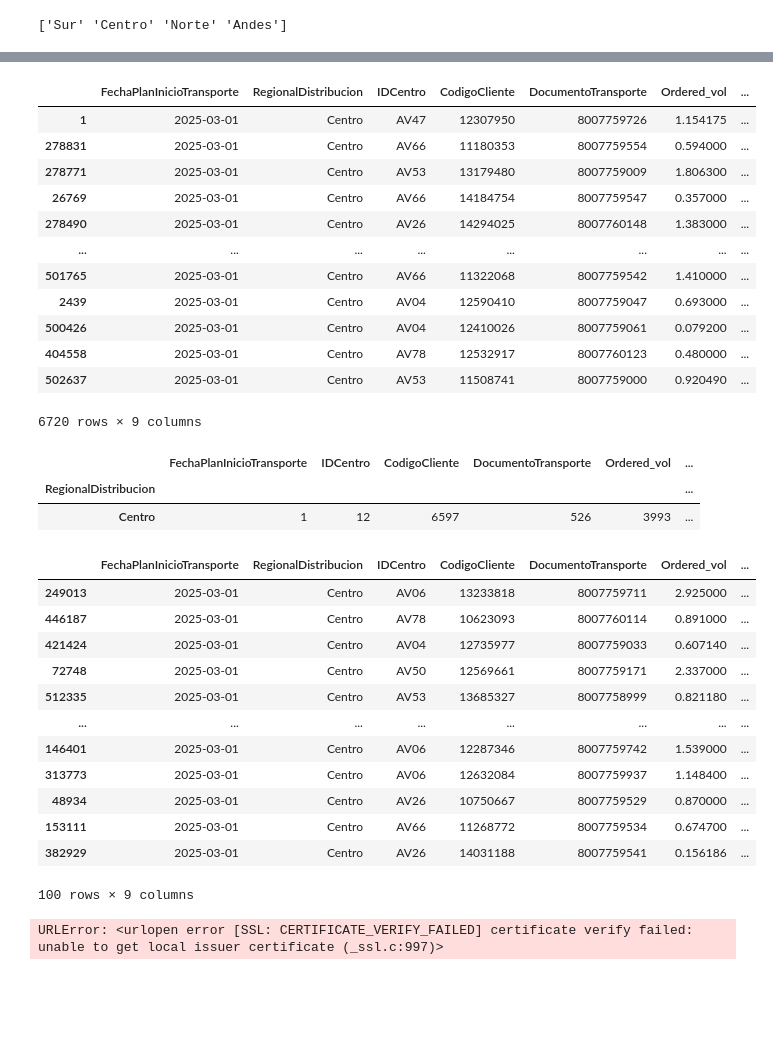
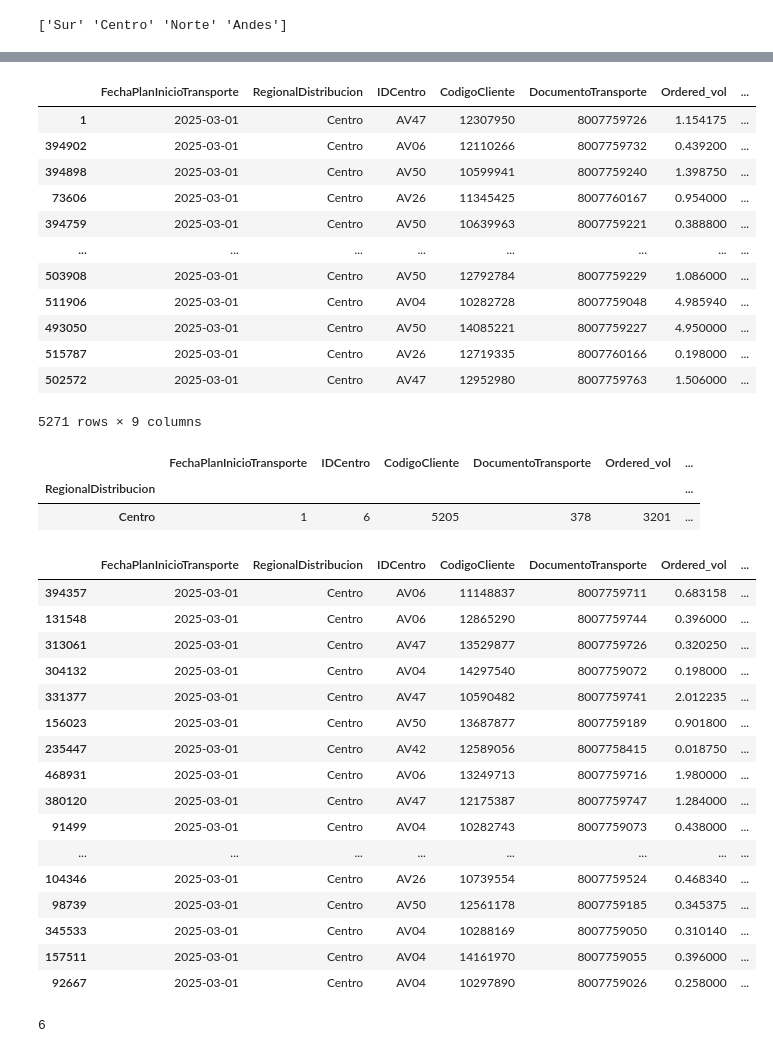
Before and after one commit to Amelie-Mad/logistics, a Jupyter notebook: fede.ipynb, the cells around one changed output, grey strips where cells are left out. Saved outputs shown, nothing was run; the diff lists cells and outputs as text; code cells hidden in the pictures; blank space fills up the shorter version.

```diff
--- a/fede.ipynb
+++ b/fede.ipynb
@@ -12,0 +29,4 @@ Index(['FechaPlanInicioTransporte', 'RegionalDistribucion', 'IDCentro',
+# %%
+filepath = 'https://github.com/Amelie-Mad/logistics/raw/main/'
+coordinates = pd.read_csv(filepath + 'CoordenadasCDs.csv', encoding='latin1')
+coordinates
@@ -12,0 +61,3 @@ Index(['FechaPlanInicioTransporte', 'RegionalDistribucion', 'IDCentro',
+# %%
+filtered_df = df[df['IDCentro'].isin(coordinates['CD'])]
+filtered_df
@@ -28,5 +118,5 @@ unique_counts
 # %%
-df_centro = df[df['RegionalDistribucion'] == 'Centro']
+df_centro = filtered_df[filtered_df['RegionalDistribucion'] == 'Centro']
 df_centro.head
 # %% [output]
 <bound method NDFrame.head of        FechaPlanInicioTransporte RegionalDistribucion IDCentro  CodigoCliente  \
@@ -80,43 +170,46 @@ df_day1
 # %% [output]
 |  | FechaPlanInicioTransporte | RegionalDistribucion | IDCentro | CodigoCliente | DocumentoTransporte | Ordered_vol | ... |
 | 1 | 2025-03-01 | Centro | AV47 | 12307950 | 8007759726 | 1.154175 | ... |
-| 278831 | 2025-03-01 | Centro | AV66 | 11180353 | 8007759554 | 0.594000 | ... |
-| 278771 | 2025-03-01 | Centro | AV53 | 13179480 | 8007759009 | 1.806300 | ... |
-| 26769 | 2025-03-01 | Centro | AV66 | 14184754 | 8007759547 | 0.357000 | ... |
-| 278490 | 2025-03-01 | Centro | AV26 | 14294025 | 8007760148 | 1.383000 | ... |
+| 394902 | 2025-03-01 | Centro | AV06 | 12110266 | 8007759732 | 0.439200 | ... |
+| 394898 | 2025-03-01 | Centro | AV50 | 10599941 | 8007759240 | 1.398750 | ... |
+| 73606 | 2025-03-01 | Centro | AV26 | 11345425 | 8007760167 | 0.954000 | ... |
+| 394759 | 2025-03-01 | Centro | AV50 | 10639963 | 8007759221 | 0.388800 | ... |
 | ... | ... | ... | ... | ... | ... | ... | ... |
-| 501765 | 2025-03-01 | Centro | AV66 | 11322068 | 8007759542 | 1.410000 | ... |
-| 2439 | 2025-03-01 | Centro | AV04 | 12590410 | 8007759047 | 0.693000 | ... |
-| 500426 | 2025-03-01 | Centro | AV04 | 12410026 | 8007759061 | 0.079200 | ... |
-| 404558 | 2025-03-01 | Centro | AV78 | 12532917 | 8007760123 | 0.480000 | ... |
-| 502637 | 2025-03-01 | Centro | AV53 | 11508741 | 8007759000 | 0.920490 | ... |
+| 503908 | 2025-03-01 | Centro | AV50 | 12792784 | 8007759229 | 1.086000 | ... |
+| 511906 | 2025-03-01 | Centro | AV04 | 10282728 | 8007759048 | 4.985940 | ... |
+| 493050 | 2025-03-01 | Centro | AV50 | 14085221 | 8007759227 | 4.950000 | ... |
+| 515787 | 2025-03-01 | Centro | AV26 | 12719335 | 8007760166 | 0.198000 | ... |
+| 502572 | 2025-03-01 | Centro | AV47 | 12952980 | 8007759763 | 1.506000 | ... |
-6720 rows × 9 columns
+5271 rows × 9 columns
 # %%
-unique_centres = df_day1.groupby('RegionalDistribucion').nunique()
+unique_centres = df_day1.groupby('RegionalDistribucion').apply(lambda x: x.nunique())
 unique_centres
 # %% [output]
 |  | FechaPlanInicioTransporte | IDCentro | CodigoCliente | DocumentoTransporte | Ordered_vol | ... |
 | RegionalDistribucion |  |  |  |  |  | ... |
-| Centro | 1 | 12 | 6597 | 526 | 3993 | ... |
+| Centro | 1 | 6 | 5205 | 378 | 3201 | ... |
 # %%
-random_customers = df_day1.sample(n=100, random_state=42)
+random_customers = df_day1.sample(n=50, random_state=42)
 random_customers
 # %% [output]
 |  | FechaPlanInicioTransporte | RegionalDistribucion | IDCentro | CodigoCliente | DocumentoTransporte | Ordered_vol | ... |
-| 249013 | 2025-03-01 | Centro | AV06 | 13233818 | 8007759711 | 2.925000 | ... |
-| 446187 | 2025-03-01 | Centro | AV78 | 10623093 | 8007760114 | 0.891000 | ... |
-| 421424 | 2025-03-01 | Centro | AV04 | 12735977 | 8007759033 | 0.607140 | ... |
-| 72748 | 2025-03-01 | Centro | AV50 | 12569661 | 8007759171 | 2.337000 | ... |
-| 512335 | 2025-03-01 | Centro | AV53 | 13685327 | 8007758999 | 0.821180 | ... |
+| 394357 | 2025-03-01 | Centro | AV06 | 11148837 | 8007759711 | 0.683158 | ... |
+| 131548 | 2025-03-01 | Centro | AV06 | 12865290 | 8007759744 | 0.396000 | ... |
+| 313061 | 2025-03-01 | Centro | AV47 | 13529877 | 8007759726 | 0.320250 | ... |
+| 304132 | 2025-03-01 | Centro | AV04 | 14297540 | 8007759072 | 0.198000 | ... |
+| 331377 | 2025-03-01 | Centro | AV47 | 10590482 | 8007759741 | 2.012235 | ... |
+| 156023 | 2025-03-01 | Centro | AV50 | 13687877 | 8007759189 | 0.901800 | ... |
+| 235447 | 2025-03-01 | Centro | AV42 | 12589056 | 8007758415 | 0.018750 | ... |
+| 468931 | 2025-03-01 | Centro | AV06 | 13249713 | 8007759716 | 1.980000 | ... |
+| 380120 | 2025-03-01 | Centro | AV47 | 12175387 | 8007759747 | 1.284000 | ... |
+| 91499 | 2025-03-01 | Centro | AV04 | 10282743 | 8007759073 | 0.438000 | ... |
 | ... | ... | ... | ... | ... | ... | ... | ... |
-| 146401 | 2025-03-01 | Centro | AV06 | 12287346 | 8007759742 | 1.539000 | ... |
-| 313773 | 2025-03-01 | Centro | AV06 | 12632084 | 8007759937 | 1.148400 | ... |
-| 48934 | 2025-03-01 | Centro | AV26 | 10750667 | 8007759529 | 0.870000 | ... |
-| 153111 | 2025-03-01 | Centro | AV66 | 11268772 | 8007759534 | 0.674700 | ... |
-| 382929 | 2025-03-01 | Centro | AV26 | 14031188 | 8007759541 | 0.156186 | ... |
+| 104346 | 2025-03-01 | Centro | AV26 | 10739554 | 8007759524 | 0.468340 | ... |
+| 98739 | 2025-03-01 | Centro | AV50 | 12561178 | 8007759185 | 0.345375 | ... |
+| 345533 | 2025-03-01 | Centro | AV04 | 10288169 | 8007759050 | 0.310140 | ... |
+| 157511 | 2025-03-01 | Centro | AV04 | 14161970 | 8007759055 | 0.396000 | ... |
+| 92667 | 2025-03-01 | Centro | AV04 | 10297890 | 8007759026 | 0.258000 | ... |
-100 rows × 9 columns
-# %%
-filepath = 'https://github.com/Amelie-Mad/logistics'
-coord_centro = pd.read_csv(filepath + 'CoordenadasCDs.csv')
-# %% [output]
-URLError: <urlopen error [SSL: CERTIFICATE_VERIFY_FAILED] certificate verify failed: unable to get local issuer certificate (_ssl.c:997)>
+# %%
+random_customers['IDCentro'].nunique()
+# %% [output]
+6
```
Also changed, not shown: parts of 26 cells of this notebook.
